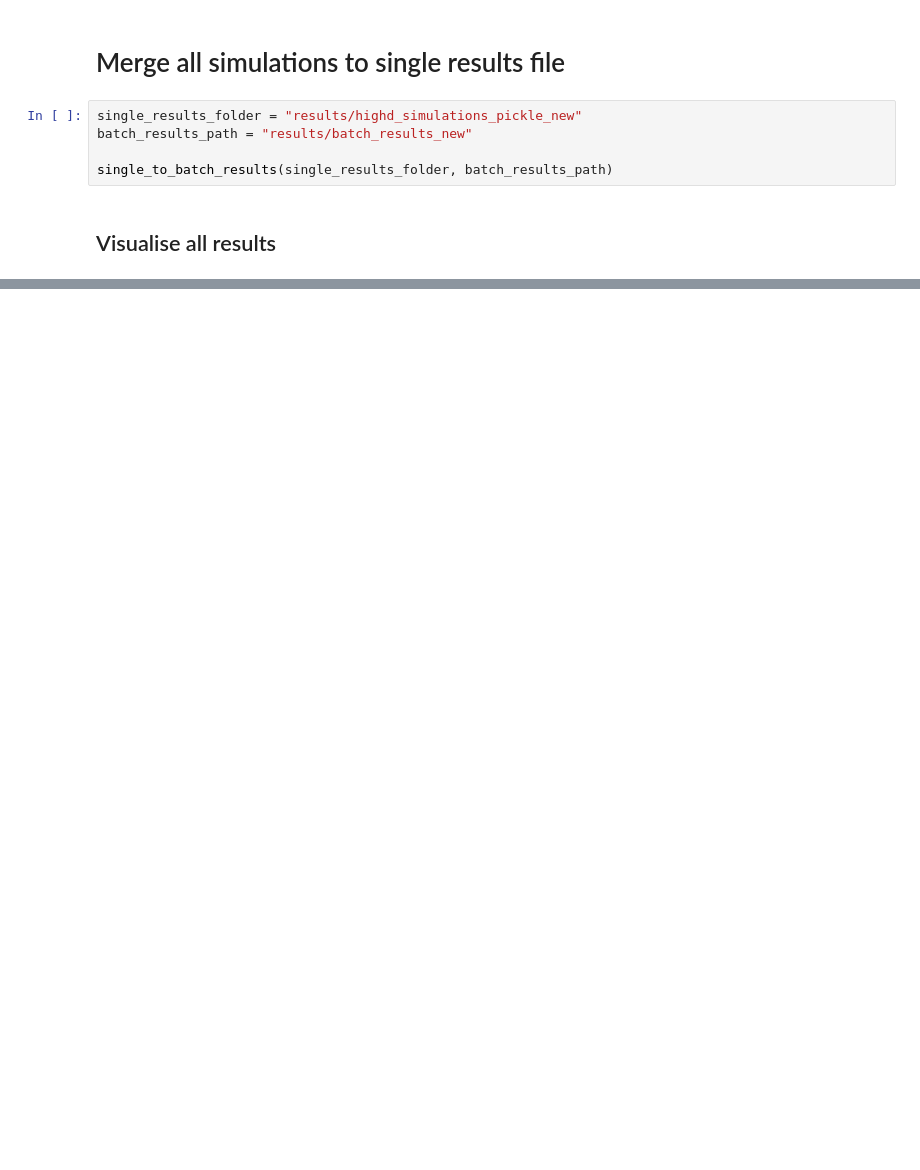
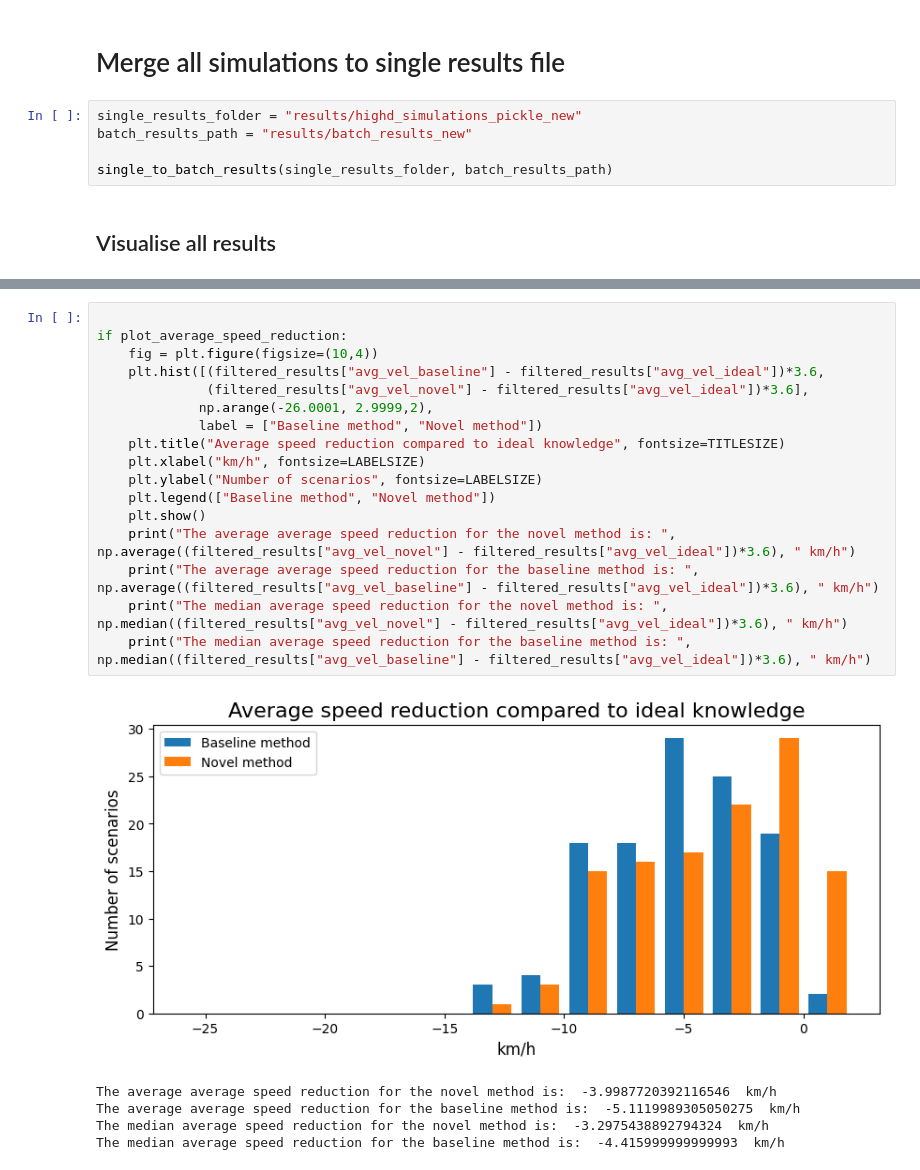
Before and after one commit to haastregt/occlusion_tracking, a Jupyter notebook: highd_scenarios.ipynb, the cells around one changed output, grey strips where cells are left out. Saved outputs shown, nothing was run; the diff lists cells and outputs as text; blank space fills up the shorter version.

```diff
--- a/highd_scenarios.ipynb
+++ b/highd_scenarios.ipynb
@@ -97,0 +93,23 @@ Selection of no improvements:  ['ZAM_HighD-36_4_T-1' 'ZAM_HighD-34_2_T-1' 'ZAM_H
+# %%
+
+if plot_average_speed_reduction:
+    fig = plt.figure(figsize=(10,4))
+    plt.hist([(filtered_results["avg_vel_baseline"] - filtered_results["avg_vel_ideal"])*3.6,
+              (filtered_results["avg_vel_novel"] - filtered_results["avg_vel_ideal"])*3.6],
+             np.arange(-26.0001, 2.9999,2),
+             label = ["Baseline method", "Novel method"])
+    plt.title("Average speed reduction compared to ideal knowledge", fontsize=TITLESIZE)
+    plt.xlabel("km/h", fontsize=LABELSIZE)
+    plt.ylabel("Number of scenarios", fontsize=LABELSIZE)
+    plt.legend(["Baseline method", "Novel method"])
+    plt.show()
+    print("The average average speed reduction for the novel method is: ", np.average((filtered_results["avg_vel_novel"] - filtered_results["avg_vel_ideal"])*3.6), " km/h")
+    print("The average average speed reduction for the baseline method is: ", np.average((filtered_results["avg_vel_baseline"] - filtered_results["avg_vel_ideal"])*3.6), " km/h")
+    print("The median average speed reduction for the novel method is: ", np.median((filtered_results["avg_vel_novel"] - filtered_results["avg_vel_ideal"])*3.6), " km/h")
+    print("The median average speed reduction for the baseline method is: ", np.median((filtered_results["avg_vel_baseline"] - filtered_results["avg_vel_ideal"])*3.6), " km/h")
+# %% [output]
+[figure, added]
+The average average speed reduction for the novel method is:  -3.9987720392116546  km/h
+The average average speed reduction for the baseline method is:  -5.1119989305050275  km/h
+The median average speed reduction for the novel method is:  -3.2975438892794324  km/h
+The median average speed reduction for the baseline method is:  -4.415999999999993  km/h
```
Also changed, not shown: parts of 14 cells of this notebook, 1 other file.
